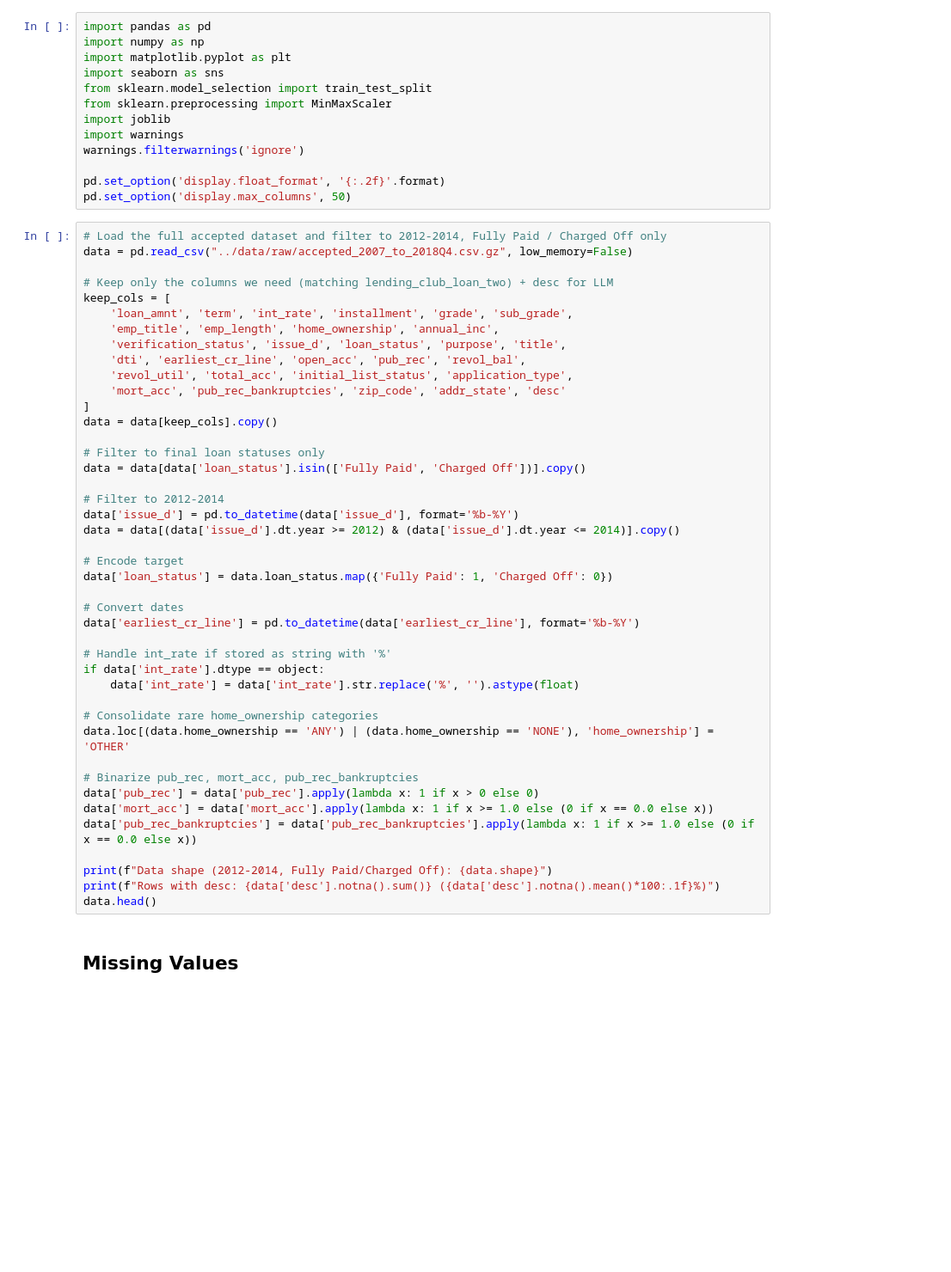
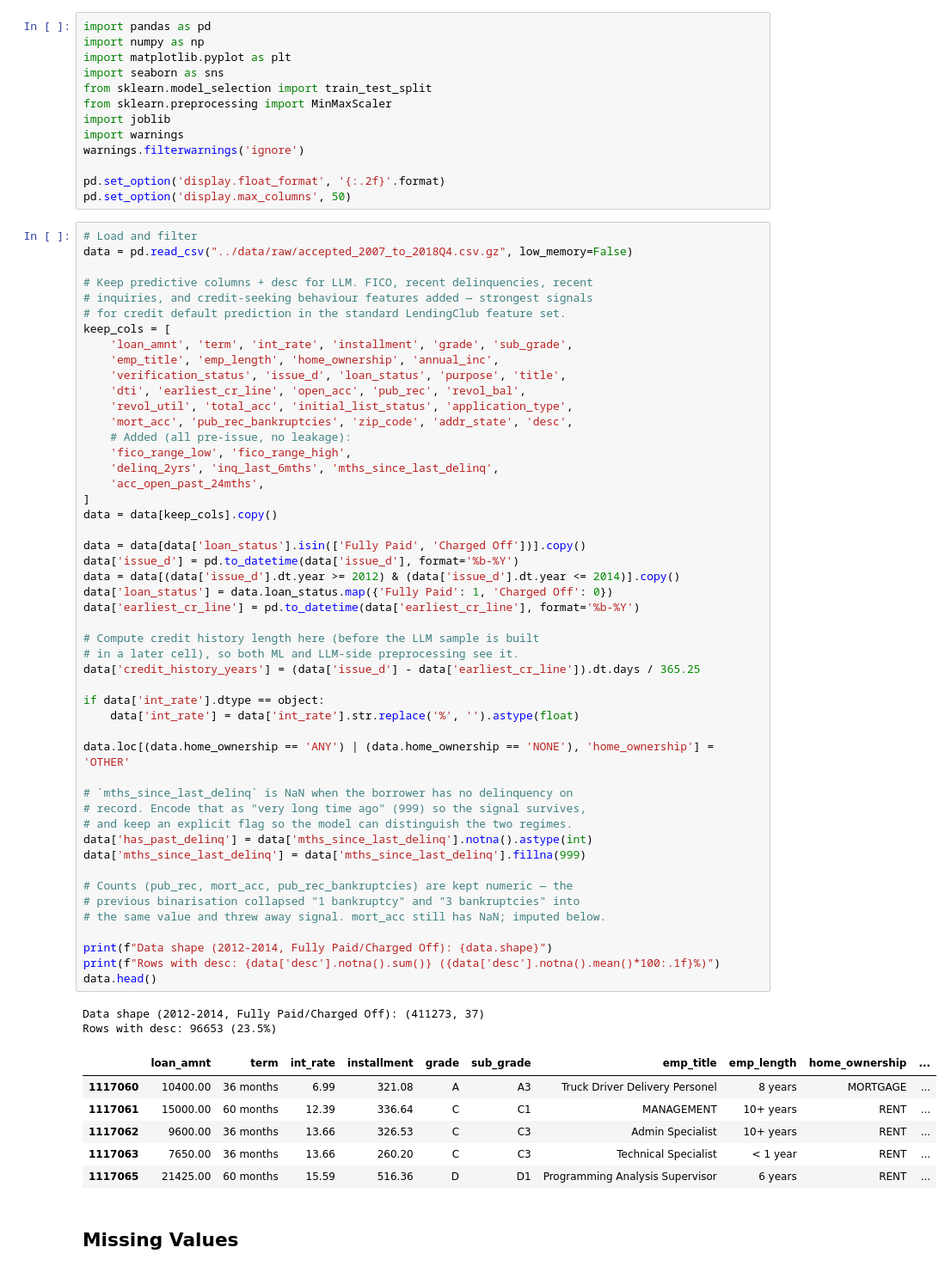
Before and after one commit to jadzoghaib/Sabadell_Capstone, a Jupyter notebook: notebooks/02_Preprocessing.ipynb, the cells around one changed output. Shown at 86% size. Saved outputs shown, nothing was run; the diff lists cells and outputs as text; blank space fills up the shorter version.

```diff
--- a/notebooks/02_Preprocessing.ipynb
+++ b/notebooks/02_Preprocessing.ipynb
@@ -22,48 +22,63 @@ warnings.filterwarnings('ignore')
 pd.set_option('display.float_format', '{:.2f}'.format)
 pd.set_option('display.max_columns', 50)
 # %%
-# Load the full accepted dataset and filter to 2012-2014, Fully Paid / Charged Off only
+# Load and filter
 data = pd.read_csv("../data/raw/accepted_2007_to_2018Q4.csv.gz", low_memory=False)
 
-# Keep only the columns we need (matching lending_club_loan_two) + desc for LLM
+# Keep predictive columns + desc for LLM. FICO, recent delinquencies, recent
+# inquiries, and credit-seeking behaviour features added — strongest signals
+# for credit default prediction in the standard LendingClub feature set.
 keep_cols = [
     'loan_amnt', 'term', 'int_rate', 'installment', 'grade', 'sub_grade',
     'emp_title', 'emp_length', 'home_ownership', 'annual_inc',
     'verification_status', 'issue_d', 'loan_status', 'purpose', 'title',
     'dti', 'earliest_cr_line', 'open_acc', 'pub_rec', 'revol_bal',
     'revol_util', 'total_acc', 'initial_list_status', 'application_type',
-    'mort_acc', 'pub_rec_bankruptcies', 'zip_code', 'addr_state', 'desc'
+    'mort_acc', 'pub_rec_bankruptcies', 'zip_code', 'addr_state', 'desc',
+    # Added (all pre-issue, no leakage):
+    'fico_range_low', 'fico_range_high',
+    'delinq_2yrs', 'inq_last_6mths', 'mths_since_last_delinq',
+    'acc_open_past_24mths',
 ]
 data = data[keep_cols].copy()
 
-# Filter to final loan statuses only
 data = data[data['loan_status'].isin(['Fully Paid', 'Charged Off'])].copy()
-
-# Filter to 2012-2014
 data['issue_d'] = pd.to_datetime(data['issue_d'], format='%b-%Y')
 data = data[(data['issue_d'].dt.year >= 2012) & (data['issue_d'].dt.year <= 2014)].copy()
-
-# Encode target
 data['loan_status'] = data.loan_status.map({'Fully Paid': 1, 'Charged Off': 0})
-
-# Convert dates
 data['earliest_cr_line'] = pd.to_datetime(data['earliest_cr_line'], format='%b-%Y')
 
-# Handle int_rate if stored as string with '%'
+# Compute credit history length here (before the LLM sample is built
+# in a later cell), so both ML and LLM-side preprocessing see it.
+data['credit_history_years'] = (data['issue_d'] - data['earliest_cr_line']).dt.days / 365.25
+
 if data['int_rate'].dtype == object:
     data['int_rate'] = data['int_rate'].str.replace('%', '').astype(float)
 
-# Consolidate rare home_ownership categories
 data.loc[(data.home_ownership == 'ANY') | (data.home_ownership == 'NONE'), 'home_ownership'] = 'OTHER'
 
-# Binarize pub_rec, mort_acc, pub_rec_bankruptcies
-data['pub_rec'] = data['pub_rec'].apply(lambda x: 1 if x > 0 else 0)
-data['mort_acc'] = data['mort_acc'].apply(lambda x: 1 if x >= 1.0 else (0 if x == 0.0 else x))
-data['pub_rec_bankruptcies'] = data['pub_rec_bankruptcies'].apply(lambda x: 1 if x >= 1.0 else (0 if x == 0.0 else x))
+# `mths_since_last_delinq` is NaN when the borrower has no delinquency on
+# record. Encode that as "very long time ago" (999) so the signal survives,
+# and keep an explicit flag so the model can distinguish the two regimes.
+data['has_past_delinq'] = data['mths_since_last_delinq'].notna().astype(int)
+data['mths_since_last_delinq'] = data['mths_since_last_delinq'].fillna(999)
+
+# Counts (pub_rec, mort_acc, pub_rec_bankruptcies) are kept numeric — the
+# previous binarisation collapsed "1 bankruptcy" and "3 bankruptcies" into
+# the same value and threw away signal. mort_acc still has NaN; imputed below.
 
 print(f"Data shape (2012-2014, Fully Paid/Charged Off): {data.shape}")
 print(f"Rows with desc: {data['desc'].notna().sum()} ({data['desc'].notna().mean()*100:.1f}%)")
 data.head()
+# %% [output]
+Data shape (2012-2014, Fully Paid/Charged Off): (411273, 37)
+Rows with desc: 96653 (23.5%)
+|  | loan_amnt | term | int_rate | installment | grade | sub_grade | emp_title | emp_length | home_ownership | ... |
+| 1117060 | 10400.00 | 36 months | 6.99 | 321.08 | A | A3 | Truck Driver Delivery Personel | 8 years | MORTGAGE | ... |
+| 1117061 | 15000.00 | 60 months | 12.39 | 336.64 | C | C1 | MANAGEMENT | 10+ years | RENT | ... |
+| 1117062 | 9600.00 | 36 months | 13.66 | 326.53 | C | C3 | Admin Specialist | 10+ years | RENT | ... |
+| 1117063 | 7650.00 | 36 months | 13.66 | 260.20 | C | C3 | Technical Specialist | < 1 year | RENT | ... |
+| 1117065 | 21425.00 | 60 months | 15.59 | 516.36 | D | D1 | Programming Analysis Supervisor | 6 years | RENT | ... |
 # %% [markdown]
 ## Missing Values
 # %%
```
Also changed, not shown: parts of 20 cells of this notebook, 18 other files.
